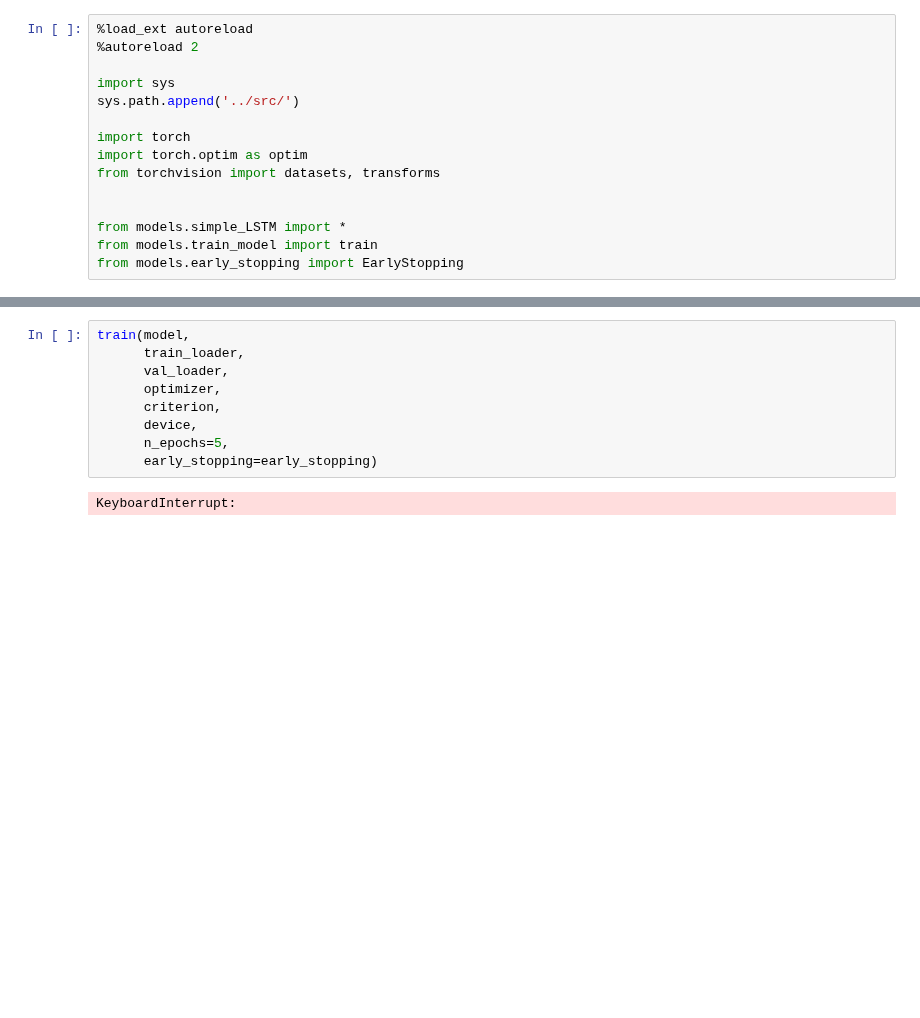
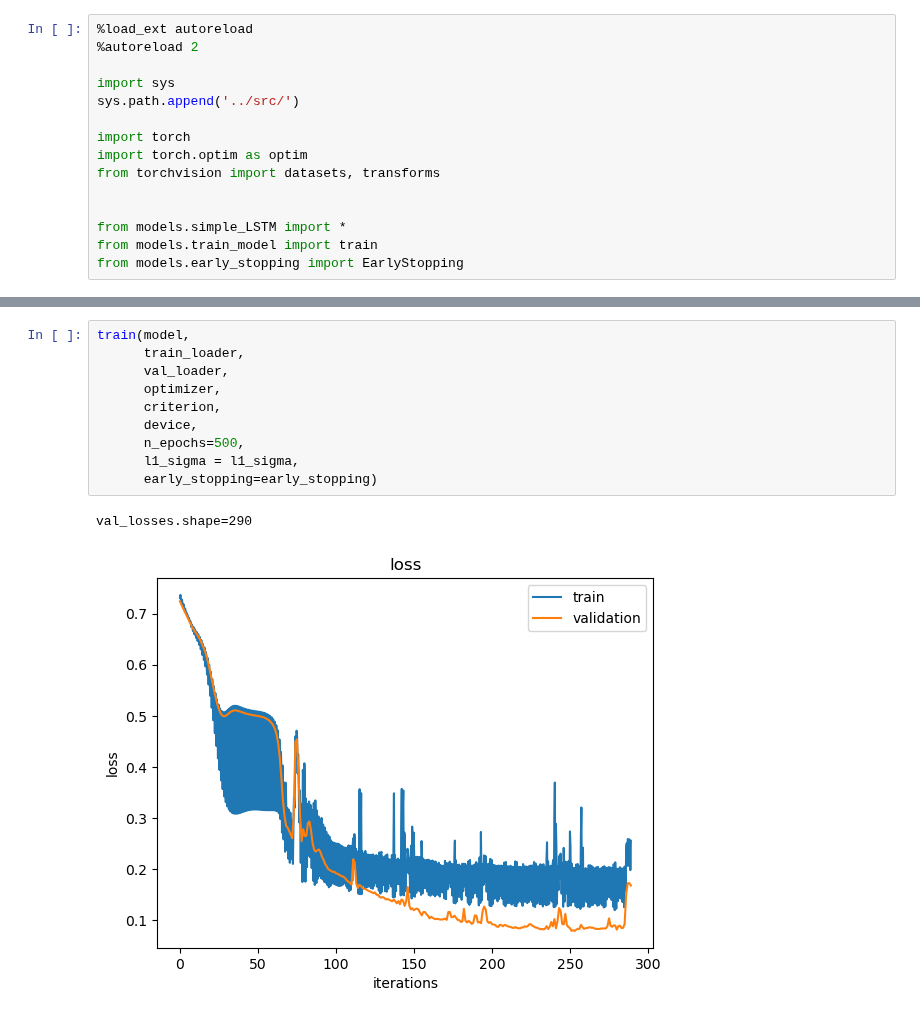
Before and after one commit to CS-433/ml-project-2-ml-sonidito, a Jupyter notebook: notebook/simple_lstm.ipynb, the cells around one changed output, grey strips where cells are left out. Cells and saved outputs as stored; diff of their text form; blank space fills up the shorter version.

```diff
--- a/notebook/simple_lstm.ipynb
+++ b/notebook/simple_lstm.ipynb
@@ -112,14 +103,16 @@ with torch.no_grad():
 # %%
 train(model,
       train_loader,
       val_loader,
       optimizer,
       criterion,
       device,
-      n_epochs=5,
+      n_epochs=500,
+      l1_sigma = l1_sigma,
       early_stopping=early_stopping)
 # %% [output]
-KeyboardInterrupt:
+val_losses.shape=290
+[figure, added]
 # %%
 import numpy as np
 
```
Also changed, not shown: parts of 8 cells of this notebook, 1 other file.
